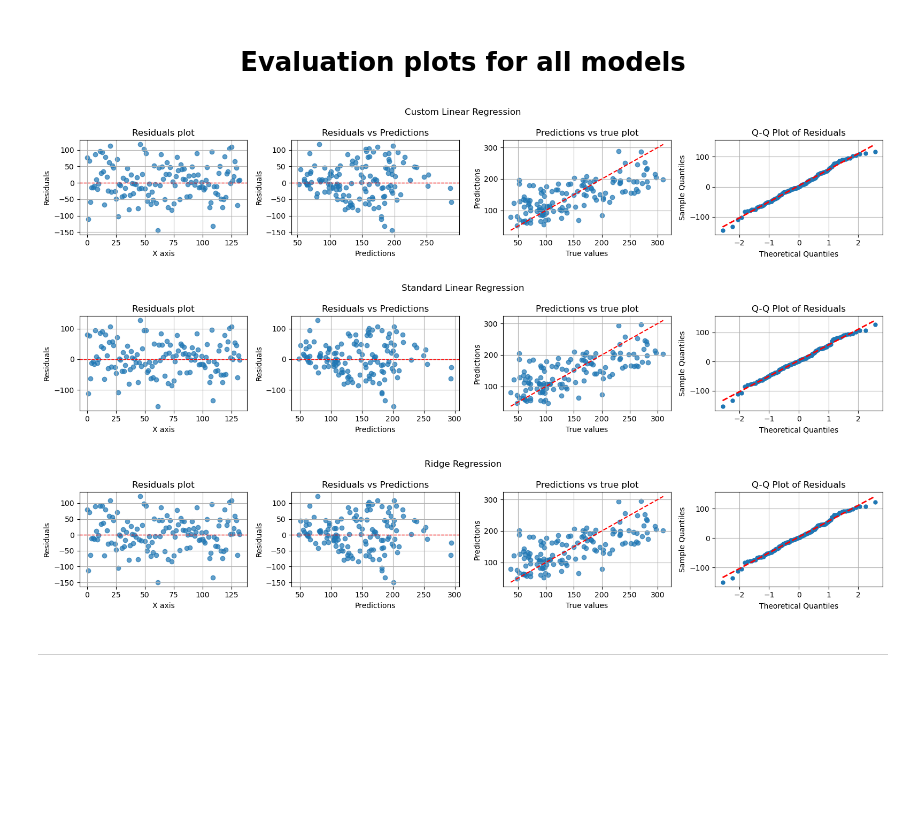
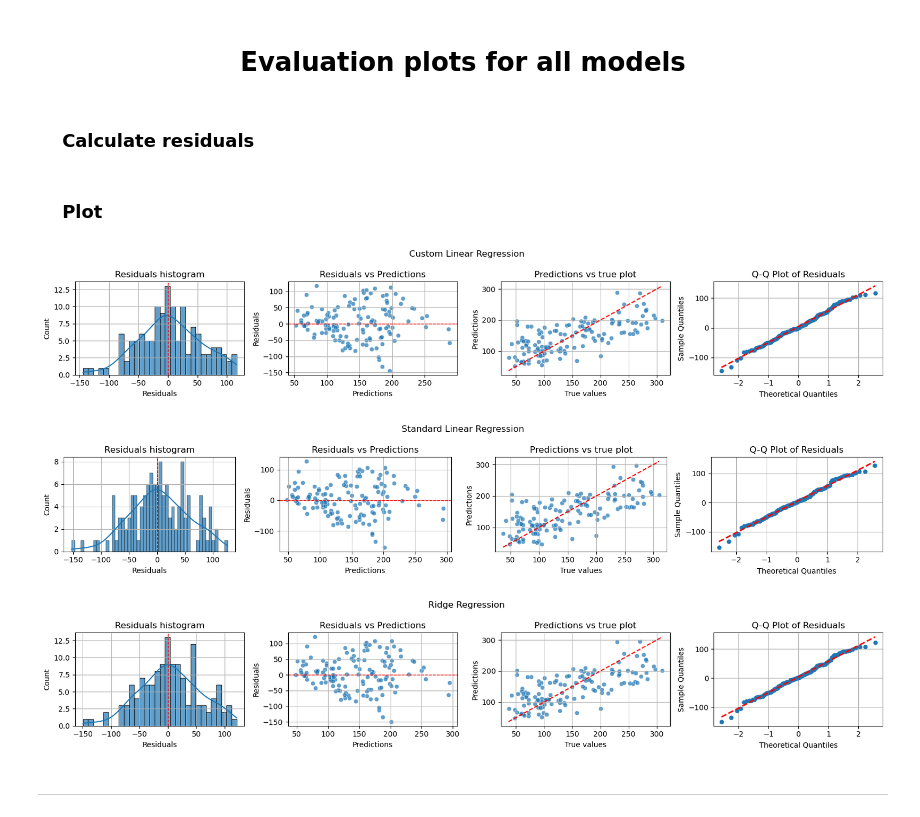
Before and after one commit to MustafaAdam/ml, a Jupyter notebook: linear_regression/custom_linear_regression.ipynb, the cells around one changed output. Saved outputs shown, nothing was run; the diff lists cells and outputs as text; code cells hidden in the pictures; blank space fills up the shorter version.

```diff
--- a/linear_regression/custom_linear_regression.ipynb
+++ b/linear_regression/custom_linear_regression.ipynb
@@ -346,17 +380,15 @@ X_train = scaler.fit_transform(X_train)
 X_test  = scaler.transform(X_test)
 
 # The custom Linear Regression class
-lr_custom_params = {'learning_rate': 0.005, 'regularize': True, 'regularization_strength': 1, 'verbose': True}
-
-lr_custom = CustomLinearRegression(learning_rate=0.05, regularize=True, regularization_strength=0.1,
-                                   verbose=False, number_of_iterations=5000,
-                                   log_every=500).fit(X_train, y_train)
+lr_custom = CustomLinearRegression(
+                                    number_of_iterations=5000, learning_rate=0.05,
+                                    regularize=True, regularization_strength=0.1).fit(X_train, y_train)
 predictions_custom = lr_custom.predict(X_test)
 
 
 # Standard Linear Regression as a base model
-lr_sklearn = LinearRegression().fit(X_train, y_train)
-predictions_base = lr_sklearn.predict(X_test)
+lr_ols = LinearRegression().fit(X_train, y_train)
+predictions_base = lr_ols.predict(X_test)
 
 # Ridge Regression
 ridge = Ridge(alpha=5).fit(X_train, y_train)
@@ -400,54 +429,58 @@ Target variance: 5943.33
 ---
 # %% [markdown]
 # <center> Evaluation plots for all models </center>
+# %% [markdown]
+### &emsp; Calculate residuals
 # %%
 residuals_custom = y_test - predictions_custom
-residuals_base = y_test - predictions_base
+residuals_ols = y_test - predictions_base
 residuals_ridge = y_test - predictions_ridge
+# %% [markdown]
+### &emsp; Plot
 # %%
 # CustomLinearRegression plots
 
 figure, axes = plt.subplots(nrows=1, ncols=4, figsize=(16, 3))
 figure.suptitle('Custom Linear Regression')
 
-CustomLinearRegression.plot_residuals(residuals_custom, ax=axes[0])
+CustomLinearRegression.plot_residuals_histogram(residuals_custom, bins=30, ax=axes[0])
 CustomLinearRegression.plot_residuals_vs_predictions(predictions_custom, residuals_custom, ax=axes[1])
 CustomLinearRegression.plot_predictions_vs_true(y_test, predictions_custom, ax=axes[2])
 CustomLinearRegression.plot_qq(residuals_custom, ax=axes[3])
 
 figure.tight_layout()
 
 # --------------------------------------------------------------------------------------------------------
 
 # Standard linear regression plots
 
 figure, axes = plt.subplots(nrows=1, ncols=4, figsize=(16, 3))
 figure.suptitle('Standard Linear Regression')
 
-CustomLinearRegression.plot_residuals(residuals_base, ax=axes[0])
-CustomLinearRegression.plot_residuals_vs_predictions(predictions_ridge, residuals_base, ax=axes[1])
+CustomLinearRegression.plot_residuals_histogram(residuals_ols, bins=50, ax=axes[0])
+CustomLinearRegression.plot_residuals_vs_predictions(predictions_ridge, residuals_ols, ax=axes[1])
 CustomLinearRegression.plot_predictions_vs_true(y_test, predictions_base, ax=axes[2])
-CustomLinearRegression.plot_qq(residuals_base, ax=axes[3])
+CustomLinearRegression.plot_qq(residuals_ols, ax=axes[3])
 
 figure.tight_layout()
 
 # --------------------------------------------------------------------------------------------------------
 
 # Ridge regression plots
 
 figure, axes = plt.subplots(nrows=1, ncols=4, figsize=(16, 3))
 figure.suptitle('Ridge Regression')
 
-CustomLinearRegression.plot_residuals(residuals_ridge, ax=axes[0])
+CustomLinearRegression.plot_residuals_histogram(residuals_ridge, bins=30, ax=axes[0])
 CustomLinearRegression.plot_residuals_vs_predictions(predictions_ridge, residuals_ridge, ax=axes[1])
 CustomLinearRegression.plot_predictions_vs_true(y_test, predictions_ridge, ax=axes[2])
 CustomLinearRegression.plot_qq(residuals_ridge, ax=axes[3])
 
 figure.tight_layout()
 # %% [output]
-[figure, old version]
+[figure, new version]
-[figure, old version]
+[figure, new version]
-[figure, old version]
+[figure, new version]
 # %% [markdown]
 ---
 # %% [markdown]
```
Also changed, not shown: parts of 10 cells of this notebook.
